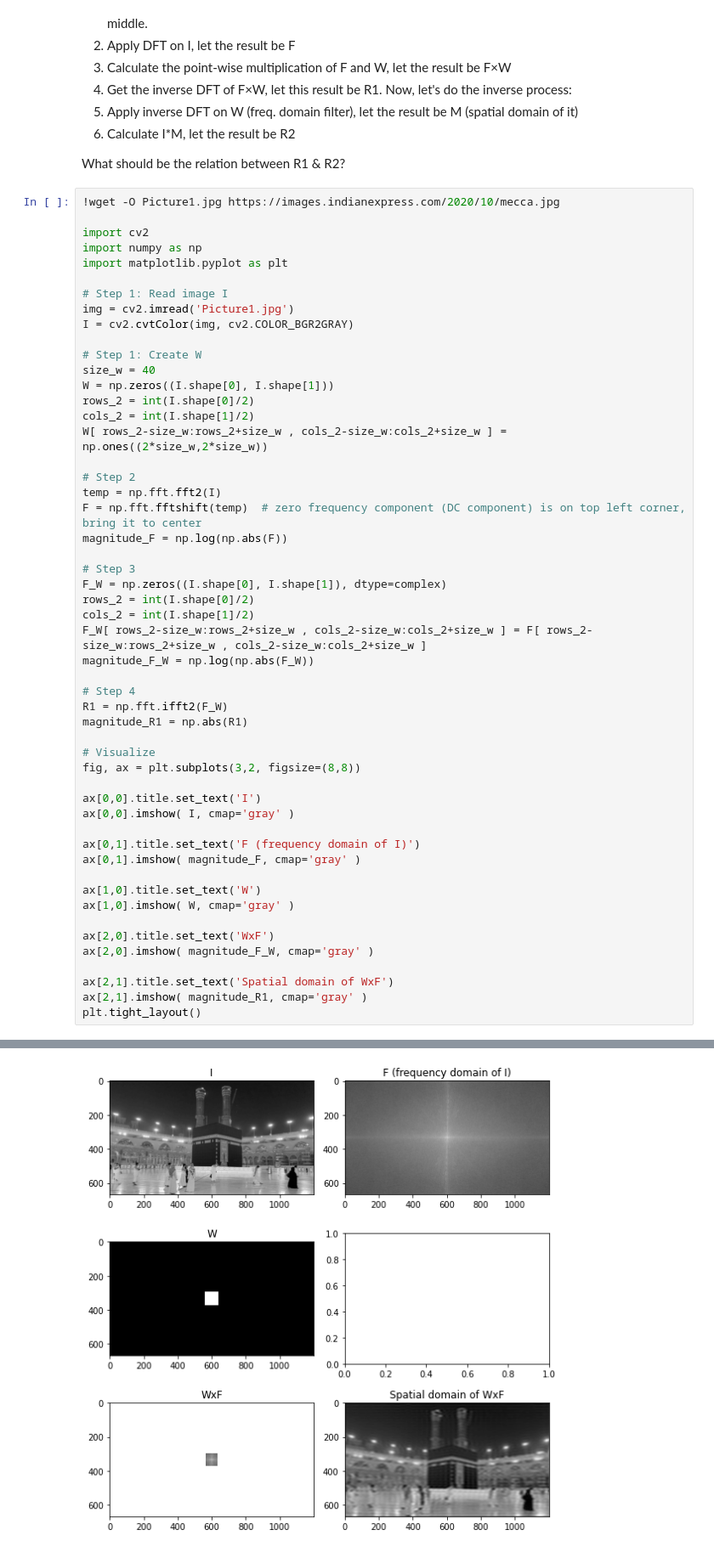
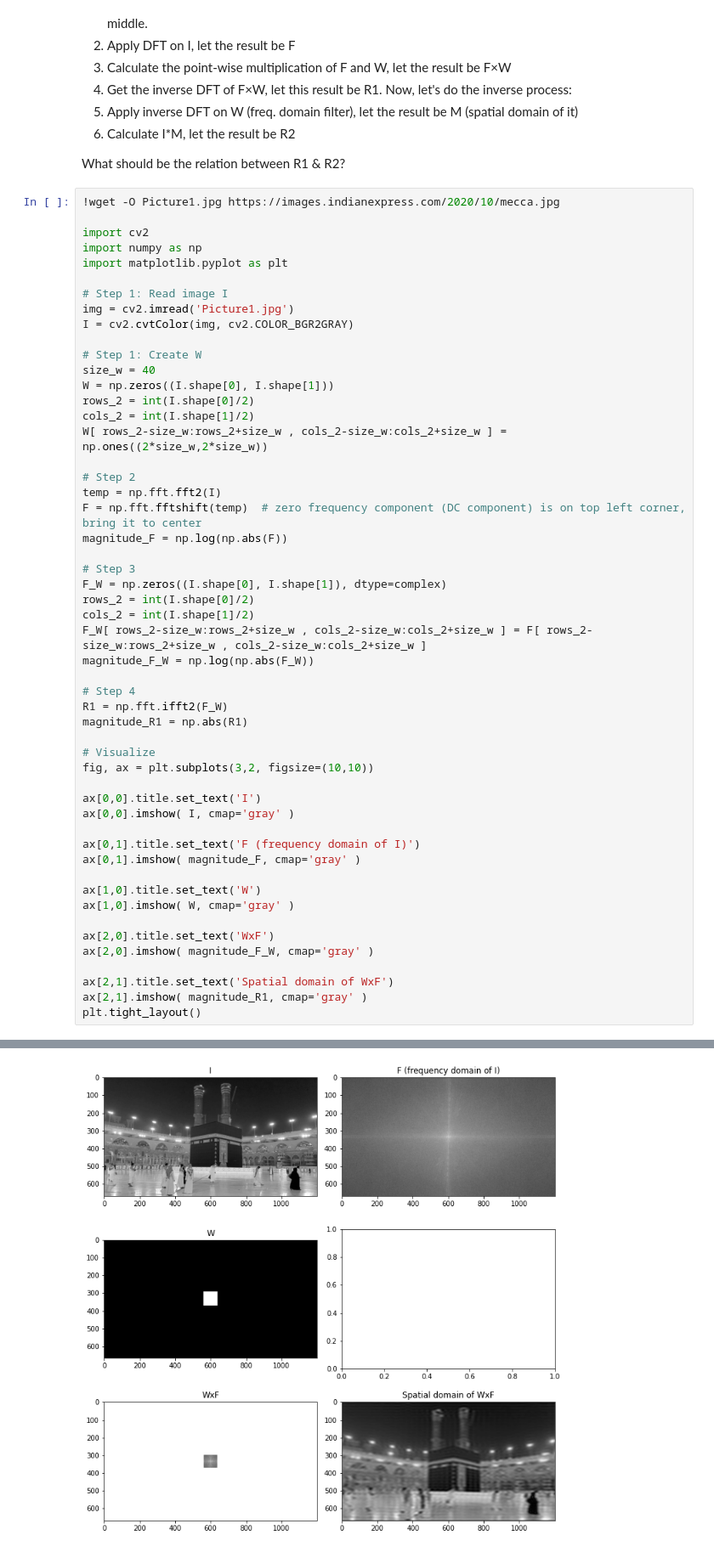
Before and after one commit to heshameraqi/Image_Processing_Computer_Vision_1, a Jupyter notebook: ConvTheory_Exercise.ipynb, the cells around one changed output, grey strips where cells are left out. Shown at 85% size. Cells and saved outputs as stored; diff of their text form.

```diff
--- a/ConvTheory_Exercise.ipynb
+++ b/ConvTheory_Exercise.ipynb
@@ -43,7 +43,7 @@ R1 = np.fft.ifft2(F_W)
 magnitude_R1 = np.abs(R1)
 
 # Visualize
-fig, ax = plt.subplots(3,2, figsize=(8,8))
+fig, ax = plt.subplots(3,2, figsize=(10,10))
 
 ax[0,0].title.set_text('I')
 ax[0,0].imshow( I, cmap='gray' )
@@ -74,4 +74,4 @@ Picture1.jpg        100%[===================>]  75.72K  --.-KB/s    in 0.01s
-[figure, old version]
+[figure, new version]
 # %%
 # Step 5
 M = np.fft.ifft2(W)
```
Also changed, not shown: parts of 1 cell of this notebook.
